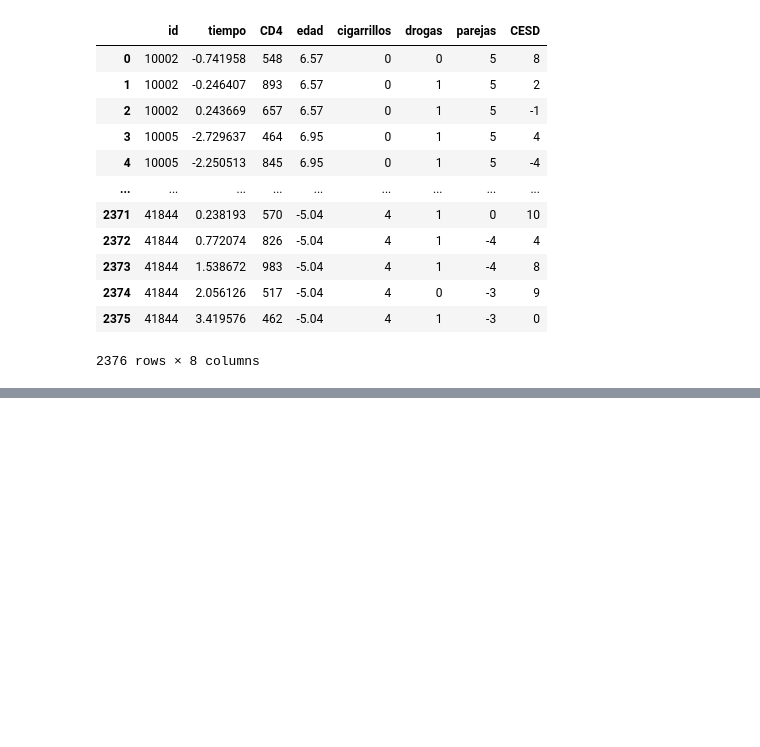
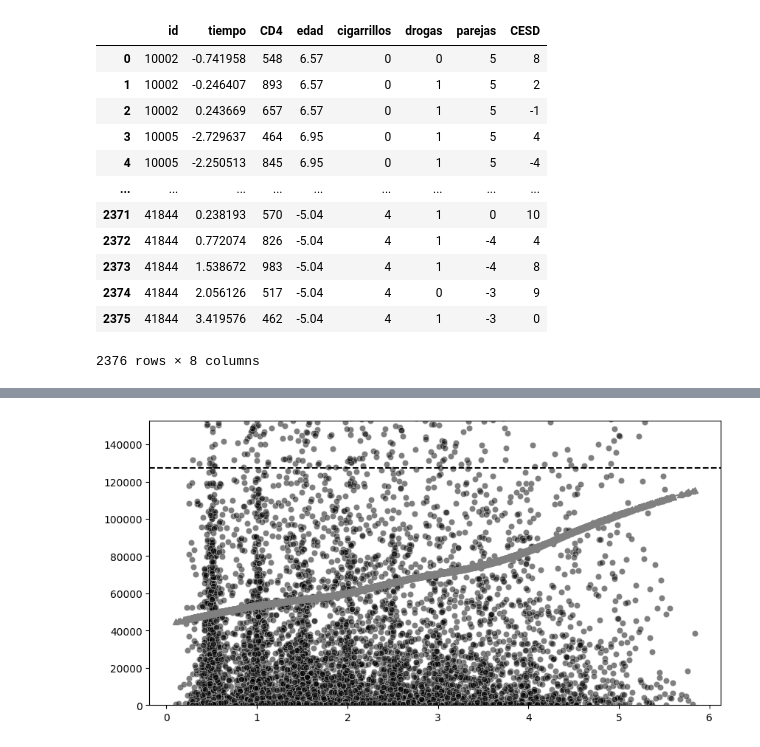
Before and after one commit to ecometto94/Tesis, a Jupyter notebook: Sintaxis/Análisis Descriptivo Paper Style.ipynb, the cells around one changed output, grey strips where cells are left out. Drawn from its saved outputs; the diff is of its cells as text; code cells hidden in the pictures; blank space fills up the shorter version.

```diff
--- a/Sintaxis/Análisis Descriptivo Paper Style.ipynb
+++ b/Sintaxis/Análisis Descriptivo Paper Style.ipynb
@@ -342,0 +361,11 @@ plt.show()
+# %%
+var = np.var(model.resid)
+fig, ax = plt.subplots(1,1)
+ax.set_prop_cycle(monochrome)
+scat = sns.scatterplot(x=delta_x, y=delta_y, alpha=0.5)
+plt.axhline(var, color="black", linestyle="--")
+scat.set(ylim=(0, 1.2*var))
+plt.plot(spline[0], spline[1], color="grey")
+plt.show()
+# %% [output]
+[figure, added]
```
Also changed, not shown: parts of 10 cells of this notebook, 4 other files.
